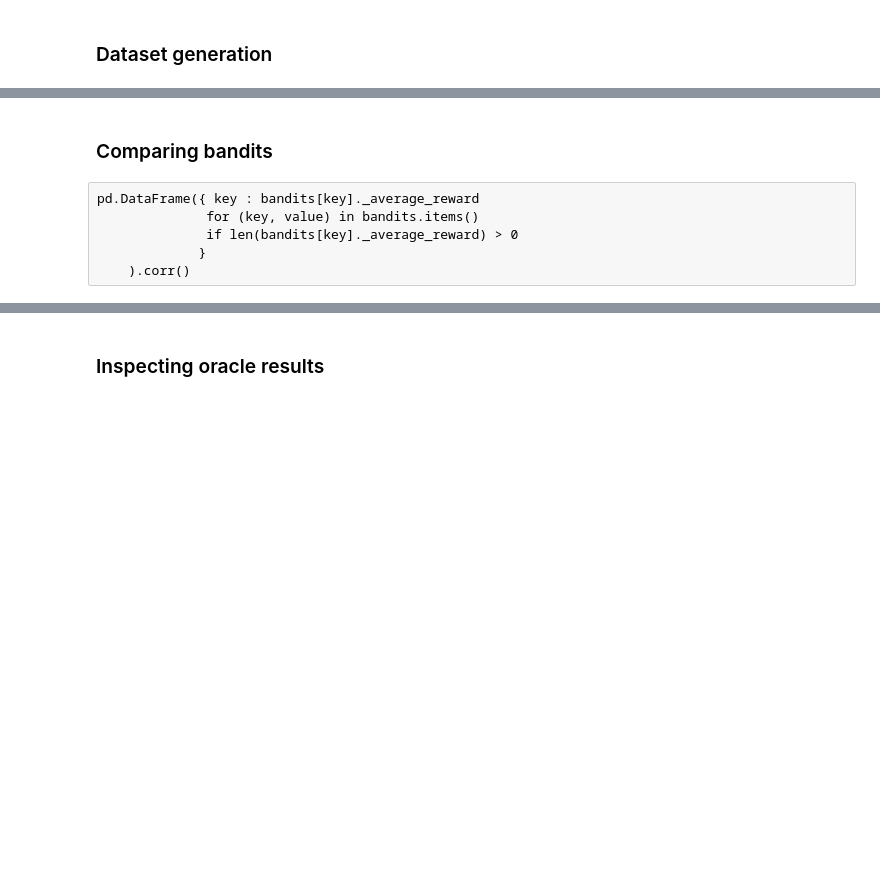
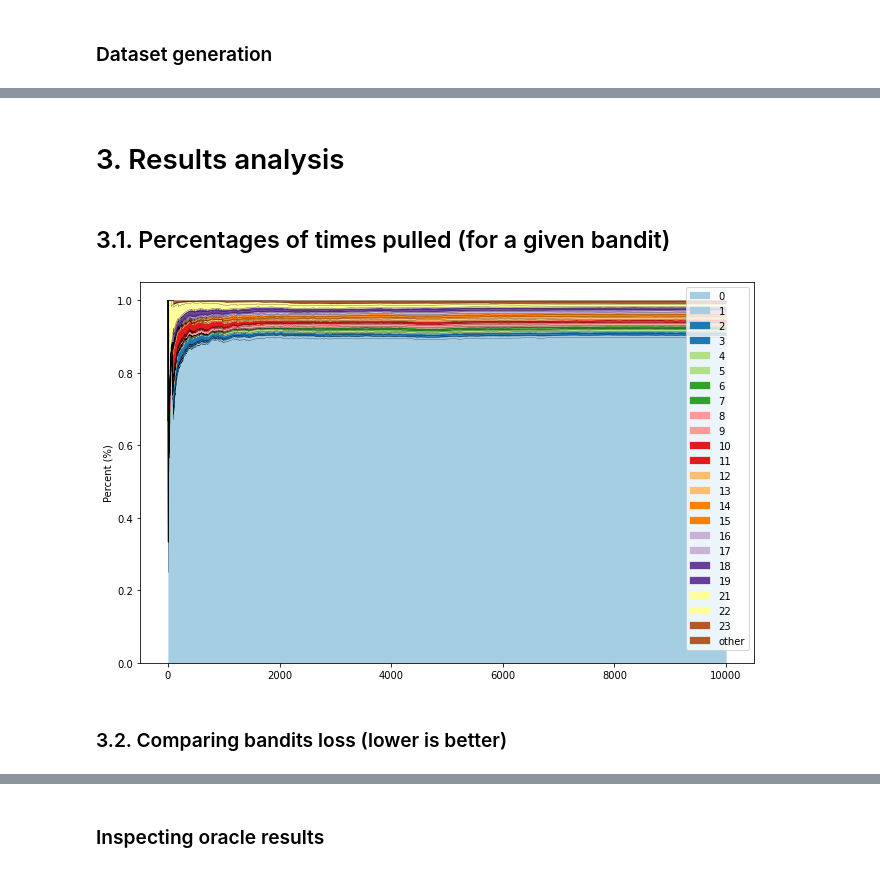
Before and after one commit to etiennekintzler/workbench, a Jupyter notebook: Bandits.ipynb, the cells around one changed output, grey strips where cells are left out. Cells and saved outputs as stored; diff of their text form; code cells hidden in the pictures; blank space fills up the shorter version.

Commit message:
new script clean

```diff
--- a/Bandits.ipynb
+++ b/Bandits.ipynb
@@ -259,8 +290,27 @@ for name, g in c.groupby("variable"):
+# %% [markdown]
+# 3. Results analysis
+# %%
+FIGSIZE = (11, 7)
+# %% [markdown]
+## 3.1. Percentages of times pulled (for a given bandit)
+# %%
+def prepared_percentage_df(percentage_pulled, threshold=0.5/100):
+    times_pulled_df = pd.DataFrame(({i:pct for (i,pct) in enumerate(array)} for array in percentage_pulled))
+    most_pulled = times_pulled_df.mean(axis=0)[lambda s: s >= threshold].index
+    less_pulled = set(times_pulled_df.columns) - set(most_pulled)
+    cleaned_pulled  = pd.concat([times_pulled_df.loc[:,list(most_pulled)],
+                                 times_pulled_df[less_pulled].sum(axis=1).rename("other").to_frame()],
+                                axis=1)
+    return cleaned_pulled
+# %%
+cleaned_pulled  = prepared_percentage_df(bandits[save_percentages].store_percentage_pulled,
+                                        threshold=0.25/100)
+# %%
+ax = cleaned_pulled.plot(kind="area", colormap="Paired", linewidth=.25, figsize=FIGSIZE)
+ax.set_ylabel('Percent (%)')
+[l.set_color("black") for l in ax.lines]
+plt.show()
+# %% [output]
+[figure, added]
 # %% [markdown]
-### Comparing bandits
+### 3.2. Comparing bandits loss (lower is better)
-# %% [raw]
-pd.DataFrame({ key : bandits[key]._average_reward
-              for (key, value) in bandits.items()
-              if len(bandits[key]._average_reward) > 0
-             }
-    ).corr()
```
Also changed, not shown: parts of 35 cells of this notebook, 1 other file.
